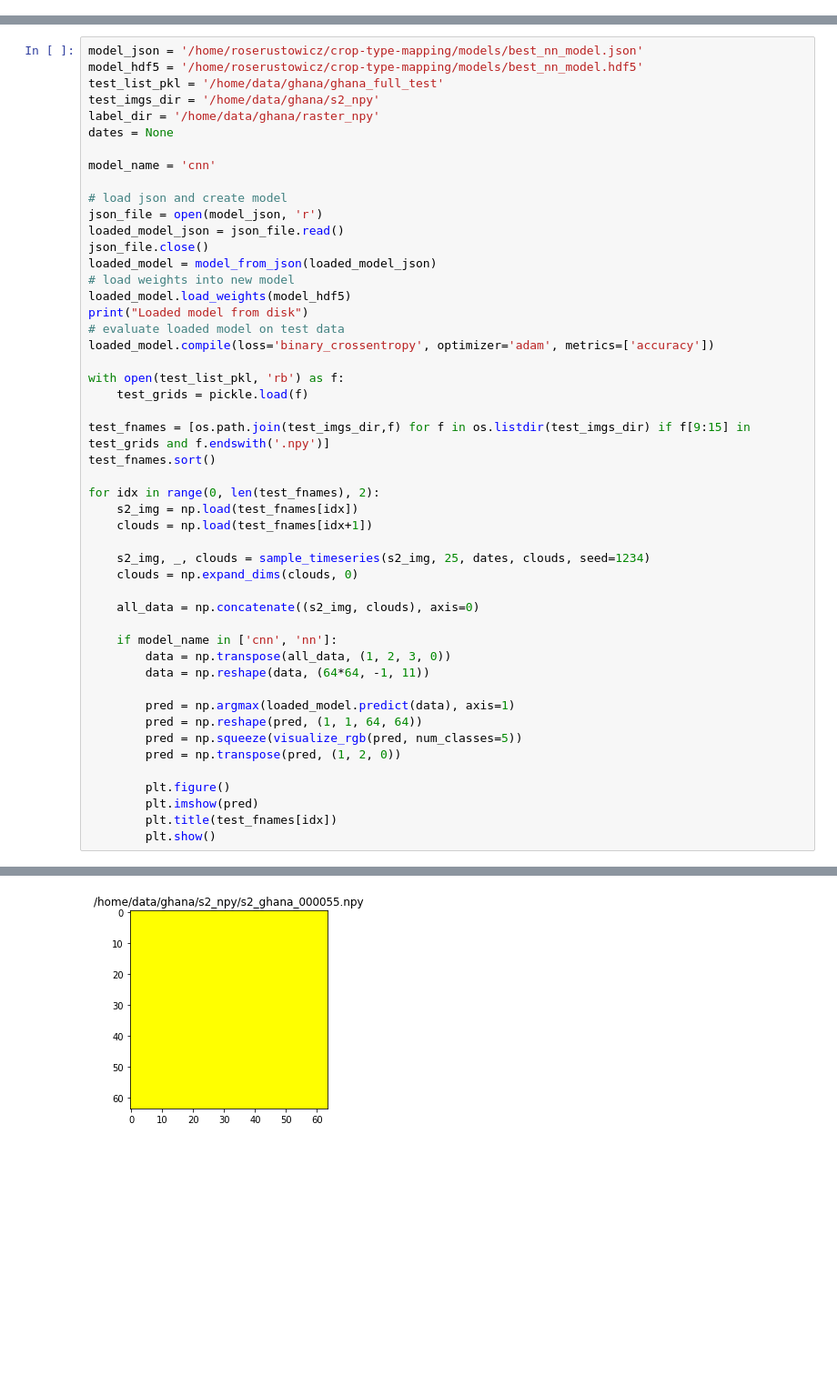
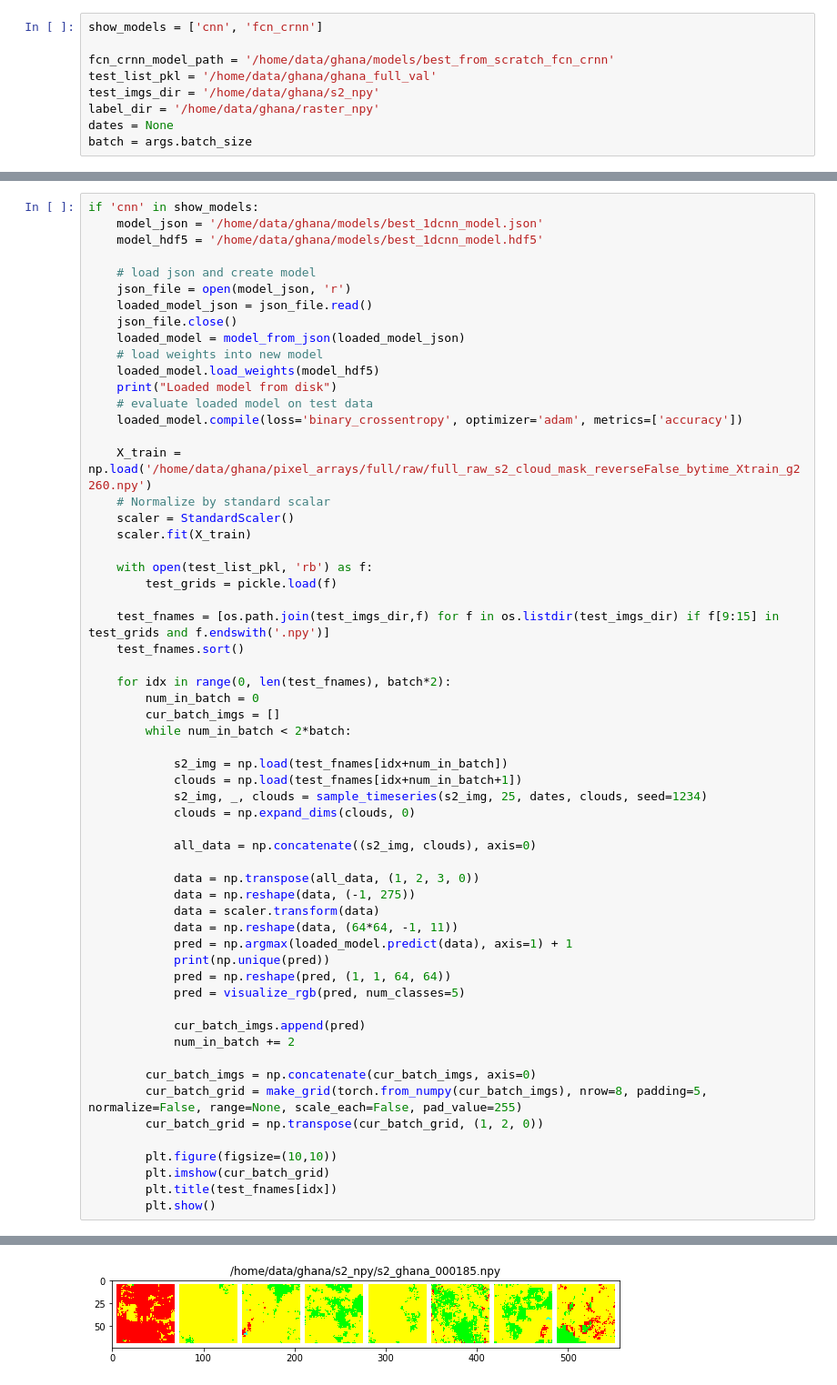
Before and after one commit to roserustowicz/crop-type-mapping, a Jupyter notebook: notebooks/show_test_results.ipynb, the cells around one changed output, grey strips where cells are left out. Shown at 91% size. Drawn from its saved outputs; the diff is of its cells as text; blank space fills up the shorter version.

Commit message:
Visualize test results

```diff
--- a/notebooks/show_test_results.ipynb
+++ b/notebooks/show_test_results.ipynb
@@ -27,0 +63,9 @@ Using TensorFlow backend.
+# %%
+show_models = ['cnn', 'fcn_crnn']
+
+fcn_crnn_model_path = '/home/data/ghana/models/best_from_scratch_fcn_crnn'
+test_list_pkl = '/home/data/ghana/ghana_full_val'
+test_imgs_dir = '/home/data/ghana/s2_npy'
+label_dir = '/home/data/ghana/raster_npy'
+dates = None
+batch = args.batch_size
@@ -28,50 +98,60 @@ Using TensorFlow backend.
 # %%
-model_json = '/home/roserustowicz/crop-type-mapping/models/best_nn_model.json'
-model_hdf5 = '/home/roserustowicz/crop-type-mapping/models/best_nn_model.hdf5'
-test_list_pkl = '/home/data/ghana/ghana_full_test'
-test_imgs_dir = '/home/data/ghana/s2_npy'
-label_dir = '/home/data/ghana/raster_npy'
-dates = None
+if 'cnn' in show_models:
+    model_json = '/home/data/ghana/models/best_1dcnn_model.json'
+    model_hdf5 = '/home/data/ghana/models/best_1dcnn_model.hdf5'
 
-model_name = 'cnn'
+    # load json and create model
+    json_file = open(model_json, 'r')
+    loaded_model_json = json_file.read()
+    json_file.close()
+    loaded_model = model_from_json(loaded_model_json)
+    # load weights into new model
+    loaded_model.load_weights(model_hdf5)
+    print("Loaded model from disk")
+    # evaluate loaded model on test data
+    loaded_model.compile(loss='binary_crossentropy', optimizer='adam', metrics=['accuracy'])
 
-# load json and create model
-json_file = open(model_json, 'r')
-loaded_model_json = json_file.read()
-json_file.close()
-loaded_model = model_from_json(loaded_model_json)
-# load weights into new model
-loaded_model.load_weights(model_hdf5)
-print("Loaded model from disk")
-# evaluate loaded model on test data
-loaded_model.compile(loss='binary_crossentropy', optimizer='adam', metrics=['accuracy'])
+    X_train = np.load('/home/data/ghana/pixel_arrays/full/raw/full_raw_s2_cloud_mask_reverseFalse_bytime_Xtrain_g2260.npy')
+    # Normalize by standard scalar
+    scaler = StandardScaler()
+    scaler.fit(X_train)
 
-with open(test_list_pkl, 'rb') as f:
-    test_grids = pickle.load(f)
+    with open(test_list_pkl, 'rb') as f:
+        test_grids = pickle.load(f)
 
-test_fnames = [os.path.join(test_imgs_dir,f) for f in os.listdir(test_imgs_dir) if f[9:15] in test_grids and f.endswith('.npy')]
-test_fnames.sort()
+    test_fnames = [os.path.join(test_imgs_dir,f) for f in os.listdir(test_imgs_dir) if f[9:15] in test_grids and f.endswith('.npy')]
+    test_fnames.sort()
 
-for idx in range(0, len(test_fnames), 2):
-    s2_img = np.load(test_fnames[idx])
-    clouds = np.load(test_fnames[idx+1])
+    for idx in range(0, len(test_fnames), batch*2):
+        num_in_batch = 0
+        cur_batch_imgs = []
+        while num_in_batch < 2*batch:
 
-    s2_img, _, clouds = sample_timeseries(s2_img, 25, dates, clouds, seed=1234)
-    clouds = np.expand_dims(clouds, 0)
+            s2_img = np.load(test_fnames[idx+num_in_batch])
+            clouds = np.load(test_fnames[idx+num_in_batch+1])
+            s2_img, _, clouds = sample_timeseries(s2_img, 25, dates, clouds, seed=1234)
+            clouds = np.expand_dims(clouds, 0)
 
-    all_data = np.concatenate((s2_img, clouds), axis=0)
+            all_data = np.concatenate((s2_img, clouds), axis=0)
 
-    if model_name in ['cnn', 'nn']:
-        data = np.transpose(all_data, (1, 2, 3, 0))
-        data = np.reshape(data, (64*64, -1, 11))
+            data = np.transpose(all_data, (1, 2, 3, 0))
+            data = np.reshape(data, (-1, 275))
+            data = scaler.transform(data)
+            data = np.reshape(data, (64*64, -1, 11))
+            pred = np.argmax(loaded_model.predict(data), axis=1) + 1
+            print(np.unique(pred))
+            pred = np.reshape(pred, (1, 1, 64, 64))
+            pred = visualize_rgb(pred, num_classes=5)
 
-        pred = np.argmax(loaded_model.predict(data), axis=1)
-        pred = np.reshape(pred, (1, 1, 64, 64))
-        pred = np.squeeze(visualize_rgb(pred, num_classes=5))
-        pred = np.transpose(pred, (1, 2, 0))
+            cur_batch_imgs.append(pred)
+            num_in_batch += 2
 
-        plt.figure()
-        plt.imshow(pred)
+        cur_batch_imgs = np.concatenate(cur_batch_imgs, axis=0)
+        cur_batch_grid = make_grid(torch.from_numpy(cur_batch_imgs), nrow=8, padding=5, normalize=False, range=None, scale_each=False, pad_value=255)
+        cur_batch_grid = np.transpose(cur_batch_grid, (1, 2, 0))
+
+        plt.figure(figsize=(10,10))
+        plt.imshow(cur_batch_grid)
         plt.title(test_fnames[idx])
         plt.show()
 # %% [output]
@@ -80 +168 @@ Clipping input data to the valid range for imshow with RGB data ([0..1] for floa
-[figure, old version]
+[figure, new version]
```
Also changed, not shown: parts of 5 cells of this notebook, 4 other files.
